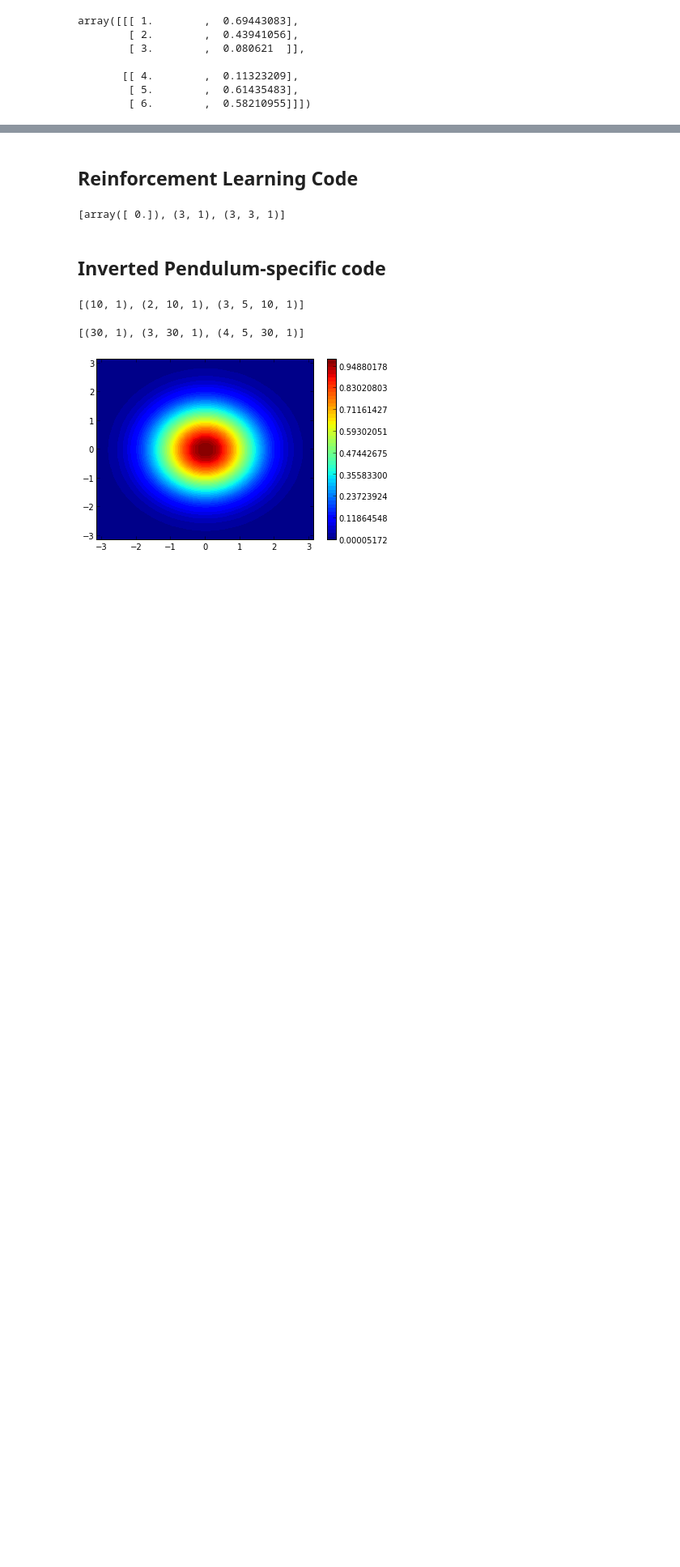
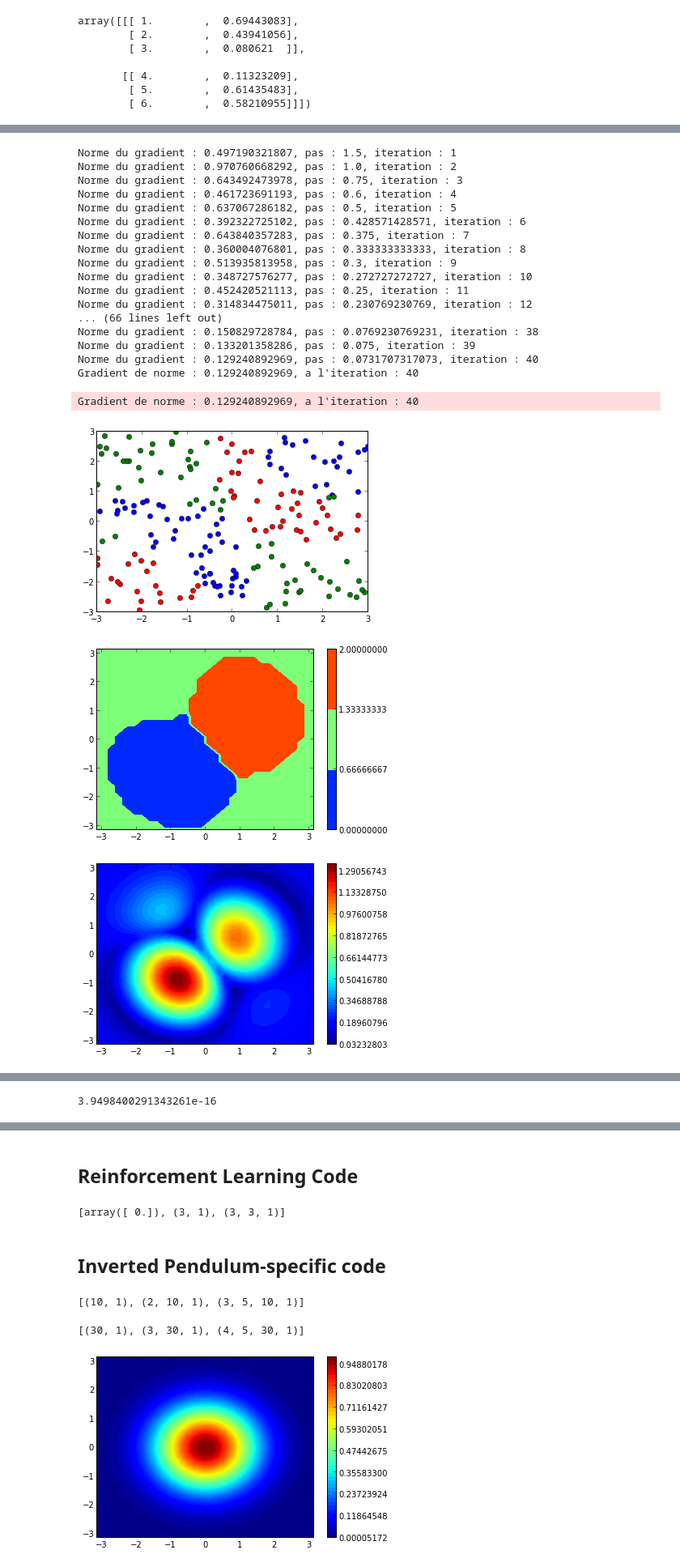
Before and after one commit to edouardklein/RL-and-IRL, a Jupyter notebook: Exp1.ipynb, the cells around one changed output, grey strips where cells are left out. Shown at 81% size. Cells and saved outputs as stored; diff of their text form; code cells hidden in the pictures; blank space fills up the shorter version.

Commit message:
WIP on Exp1
The classifier classifies, with code from the old classifier for comparison

```diff
--- a/Exp1.ipynb
+++ b/Exp1.ipynb
@@ -53,0 +256,46 @@ array([[[ 1.        ,  0.69443083],
+# %%
+#inverted_pendulum_plot_policy(policy_good)
+states = rand(200,2)*6-3
+actions = policy_good(states)
+data = hstack([states,actions])
+lafem_phi = lambda s,a: inverted_pendulum_phi(hstack([s,a]))
+lafem_data = map( lambda trans:[trans[0:2],trans[2:3][0]],data)
+old_classifier=IRL2classif_hack(lafem_data, lafem_phi)
+theta_old = old_classifier.run()
+old_rule = greedy_policy(theta_old,inverted_pendulum_phi,ACTION_SPACE)
+data_0 = array([l for l in data if l[2]==0.])
+data_1 = array([l for l in data if l[2]==1.])
+data_2 = array([l for l in data if l[2]==2.])
+plot(data_0[:,0],data_0[:,1],ls='',marker='o')
+plot(data_1[:,0],data_1[:,1],ls='',marker='o')
+plot(data_2[:,0],data_2[:,1],ls='',marker='o')
+#show()
+classifier = StructuredClassifier(data, 2, inverted_pendulum_phi, 30, ACTION_SPACE)
+classif_rule,omega_classif = classifier.run()
+inverted_pendulum_plot_policy( old_rule )
+inverted_pendulum_plot(inverted_pendulum_V(theta_old))
+inverted_pendulum_plot_policy( classif_rule )
+inverted_pendulum_plot(inverted_pendulum_V(omega_classif))
+norm(omega_classif-theta_old)
+# %% [output]
+Norme du gradient : 0.497190321807, pas : 1.5, iteration : 1
+Norme du gradient : 0.970760668292, pas : 1.0, iteration : 2
+Norme du gradient : 0.643492473978, pas : 0.75, iteration : 3
+Norme du gradient : 0.461723691193, pas : 0.6, iteration : 4
+Norme du gradient : 0.637067286182, pas : 0.5, iteration : 5
+Norme du gradient : 0.392322725102, pas : 0.428571428571, iteration : 6
+Norme du gradient : 0.643840357283, pas : 0.375, iteration : 7
+Norme du gradient : 0.360004076801, pas : 0.333333333333, iteration : 8
+Norme du gradient : 0.513935813958, pas : 0.3, iteration : 9
+Norme du gradient : 0.348727576277, pas : 0.272727272727, iteration : 10
+Norme du gradient : 0.452420521113, pas : 0.25, iteration : 11
+Norme du gradient : 0.314834475011, pas : 0.230769230769, iteration : 12
+... (66 lines left out)
+Norme du gradient : 0.150829728784, pas : 0.0769230769231, iteration : 38
+Norme du gradient : 0.133201358286, pas : 0.075, iteration : 39
+Norme du gradient : 0.129240892969, pas : 0.0731707317073, iteration : 40
+Gradient de norme : 0.129240892969, a l'iteration : 40
+Gradient de norme : 0.129240892969, a l'iteration : 40
+[figure, added]
+[figure, added]
+[figure, added]
@@ -53,0 +304 @@ array([[[ 1.        ,  0.69443083],
+3.9498400291343261e-16
```
Also changed, not shown: parts of 13 cells of this notebook, 1 other file.
